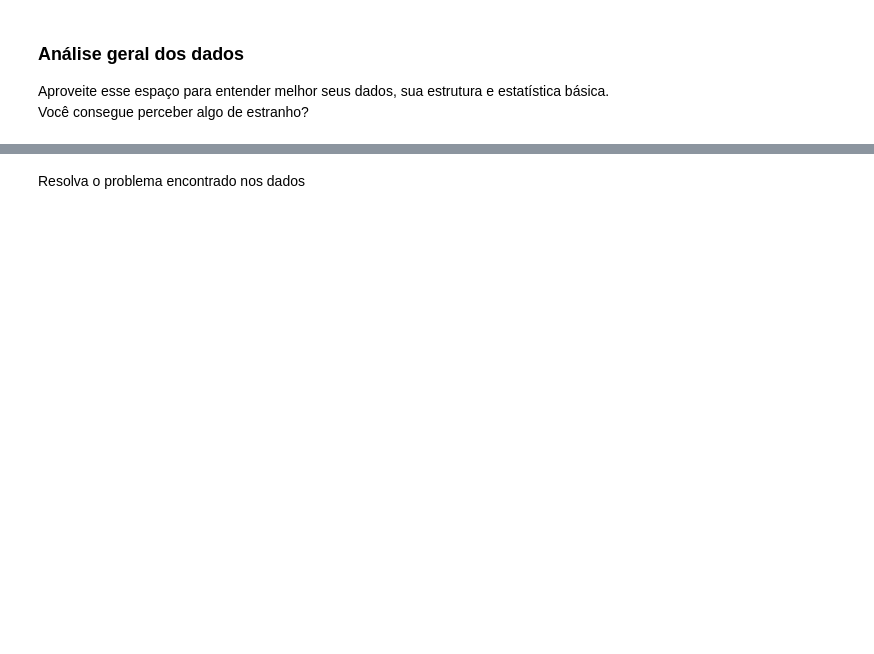
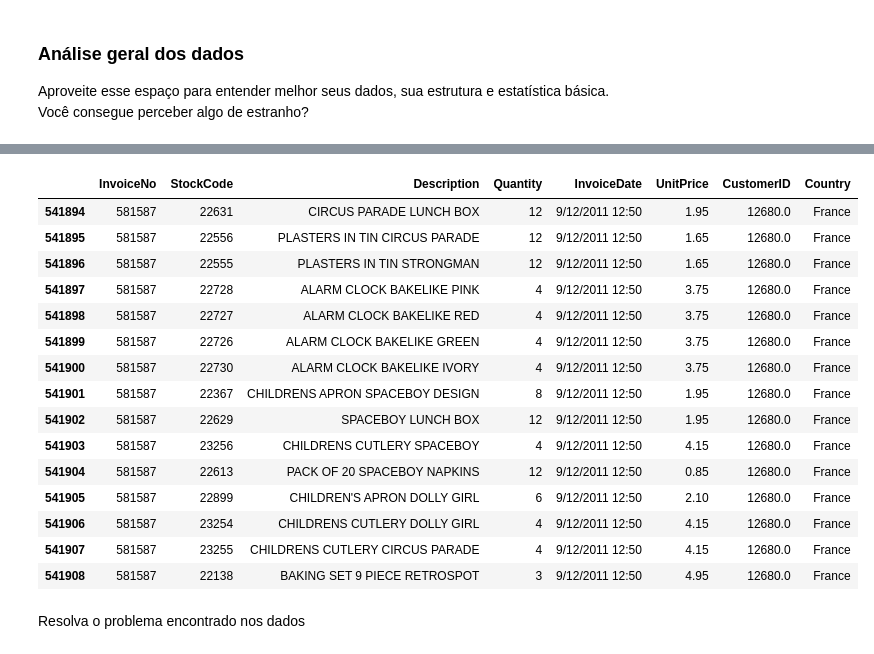
Before and after one commit to patriciacatandi/Lets_Code_Alunos, a Jupyter notebook: 02_Ferramentas_Programação/06_Exercicios/Online_Retail.ipynb, the cells around one changed output, grey strips where cells are left out. Saved outputs shown, nothing was run; the diff lists cells and outputs as text; code cells hidden in the pictures; blank space fills up the shorter version.

```diff
--- a/02_Ferramentas_Programação/06_Exercicios/Online_Retail.ipynb
+++ b/02_Ferramentas_Programação/06_Exercicios/Online_Retail.ipynb
@@ -24,2 +60,21 @@ Você consegue perceber algo de estranho?
+# %%
+df.tail(15)
+# %% [output]
+|  | InvoiceNo | StockCode | Description | Quantity | InvoiceDate | UnitPrice | CustomerID | Country |
+| 541894 | 581587 | 22631 | CIRCUS PARADE LUNCH BOX | 12 | 9/12/2011 12:50 | 1.95 | 12680.0 | France |
+| 541895 | 581587 | 22556 | PLASTERS IN TIN CIRCUS PARADE | 12 | 9/12/2011 12:50 | 1.65 | 12680.0 | France |
+| 541896 | 581587 | 22555 | PLASTERS IN TIN STRONGMAN | 12 | 9/12/2011 12:50 | 1.65 | 12680.0 | France |
+| 541897 | 581587 | 22728 | ALARM CLOCK BAKELIKE PINK | 4 | 9/12/2011 12:50 | 3.75 | 12680.0 | France |
+| 541898 | 581587 | 22727 | ALARM CLOCK BAKELIKE RED | 4 | 9/12/2011 12:50 | 3.75 | 12680.0 | France |
+| 541899 | 581587 | 22726 | ALARM CLOCK BAKELIKE GREEN | 4 | 9/12/2011 12:50 | 3.75 | 12680.0 | France |
+| 541900 | 581587 | 22730 | ALARM CLOCK BAKELIKE IVORY | 4 | 9/12/2011 12:50 | 3.75 | 12680.0 | France |
+| 541901 | 581587 | 22367 | CHILDRENS APRON SPACEBOY DESIGN | 8 | 9/12/2011 12:50 | 1.95 | 12680.0 | France |
+| 541902 | 581587 | 22629 | SPACEBOY LUNCH BOX | 12 | 9/12/2011 12:50 | 1.95 | 12680.0 | France |
+| 541903 | 581587 | 23256 | CHILDRENS CUTLERY SPACEBOY | 4 | 9/12/2011 12:50 | 4.15 | 12680.0 | France |
+| 541904 | 581587 | 22613 | PACK OF 20 SPACEBOY NAPKINS | 12 | 9/12/2011 12:50 | 0.85 | 12680.0 | France |
+| 541905 | 581587 | 22899 | CHILDREN'S APRON DOLLY GIRL | 6 | 9/12/2011 12:50 | 2.10 | 12680.0 | France |
+| 541906 | 581587 | 23254 | CHILDRENS CUTLERY DOLLY GIRL | 4 | 9/12/2011 12:50 | 4.15 | 12680.0 | France |
+| 541907 | 581587 | 23255 | CHILDRENS CUTLERY CIRCUS PARADE | 4 | 9/12/2011 12:50 | 4.15 | 12680.0 | France |
+| 541908 | 581587 | 22138 | BAKING SET 9 PIECE RETROSPOT | 3 | 9/12/2011 12:50 | 4.95 | 12680.0 | France |
 # %% [markdown]
 Resolva o problema encontrado nos dados
```
Also changed, not shown: parts of 11 cells of this notebook.
